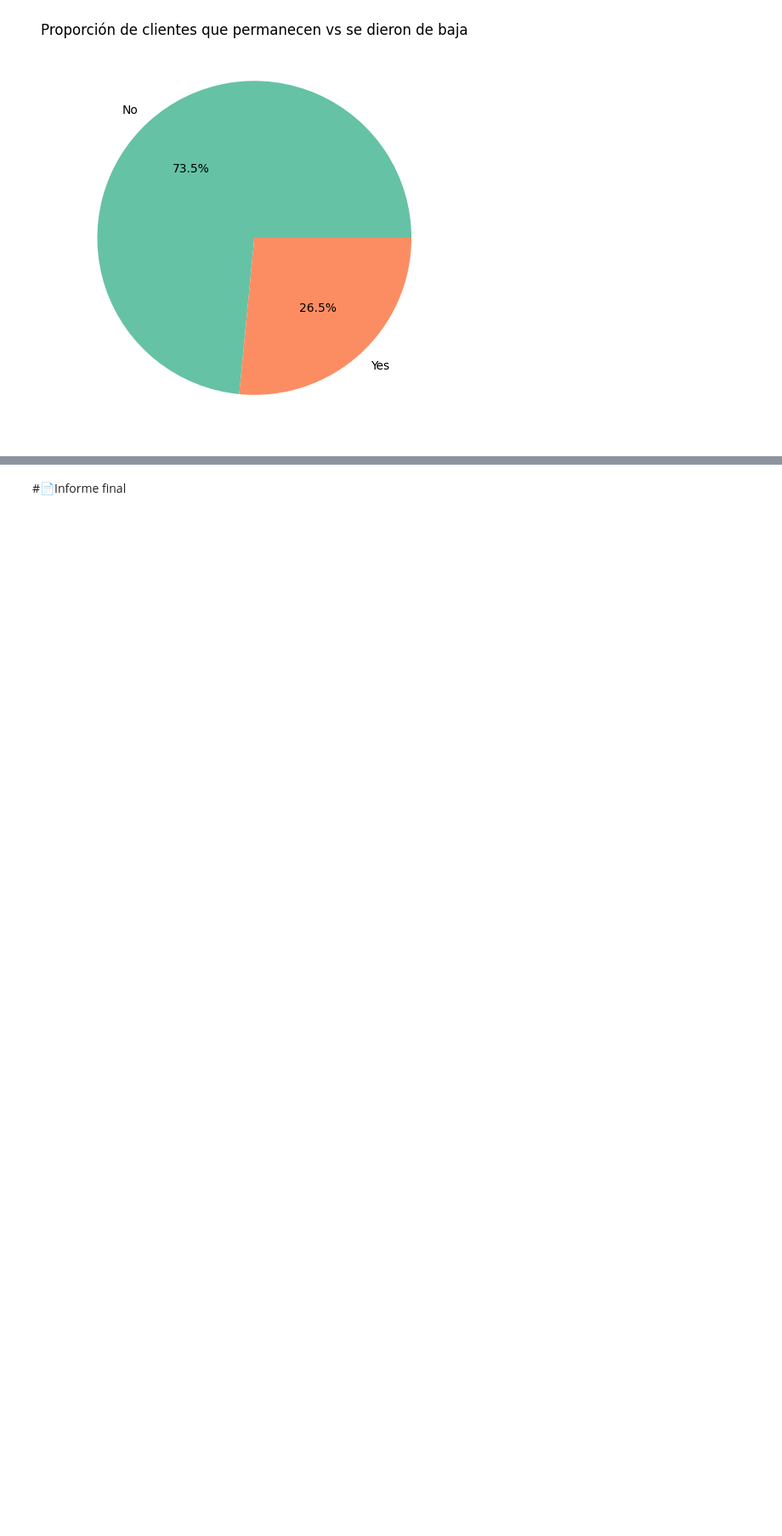
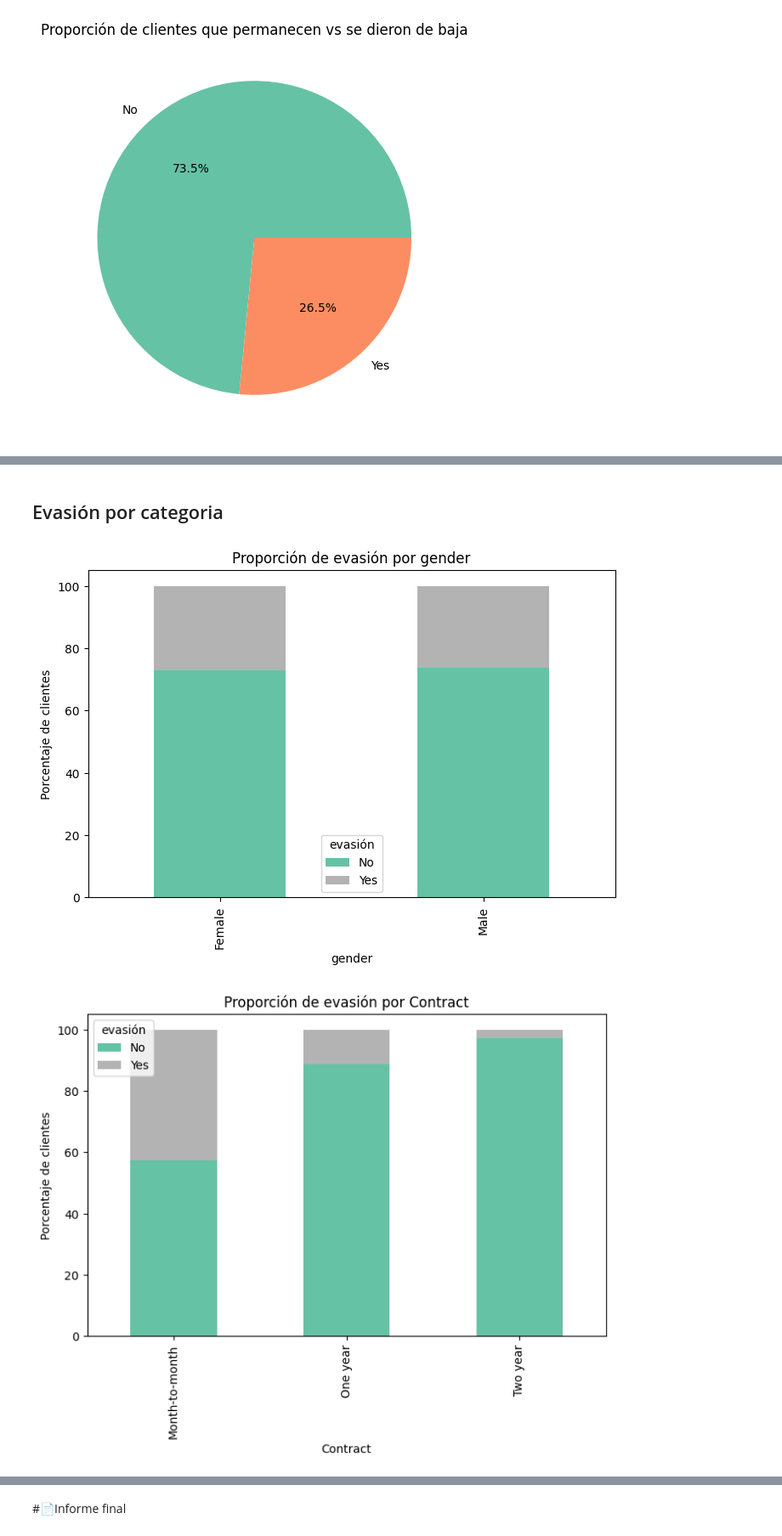
Before and after one commit to mateo16dev/Challenge-Telecom-X---Alura, a Jupyter notebook: Archivos Analisis/TelecomX_LATAM.ipynb, the cells around one changed output, grey strips where cells are left out. Shown at 85% size. Drawn from its saved outputs; the diff is of its cells as text; code cells hidden in the pictures; blank space fills up the shorter version.

```diff
--- a/Archivos Analisis/TelecomX_LATAM.ipynb
+++ b/Archivos Analisis/TelecomX_LATAM.ipynb
@@ -343,0 +346,11 @@ Passing `palette` without assigning `hue` is deprecated and will be removed in v
+# %%
+cat_vars = ["gender", "Contract", "PaymentMethod", "Partner", "Dependents",
+            "PhoneService", "InternetService"]
+
+for col in cat_vars:
+    print(f"--- Churn por {col} ---")
+    ct = pd.crosstab(df[col], df["Churn"])
+    ct_percent = pd.crosstab(df[col], df["Churn"], normalize="index") * 100  # proporción por fila
+    print("Conteo:\n", ct)
+    print("Proporción (%):\n", ct_percent.round(2))
+    print("\n")
@@ -343,0 +375,14 @@ Passing `palette` without assigning `hue` is deprecated and will be removed in v
+# %% [markdown]
+## Evasión por categoria
+# %%
+for col in cat_vars:
+    ct_percent = pd.crosstab(df[col], df["Churn"], normalize="index") * 100
+    ct_percent.plot(kind="bar", stacked=True, figsize=(8,5), colormap="Set2")
+    plt.title("Proporción de evasión por " + col)
+    plt.ylabel("Porcentaje de clientes")
+    plt.xlabel(col)
+    plt.legend(title="evasión")
+    plt.show()
+# %% [output]
+[figure, added]
+[figure, added]
```
Also changed, not shown: parts of 20 cells of this notebook.
